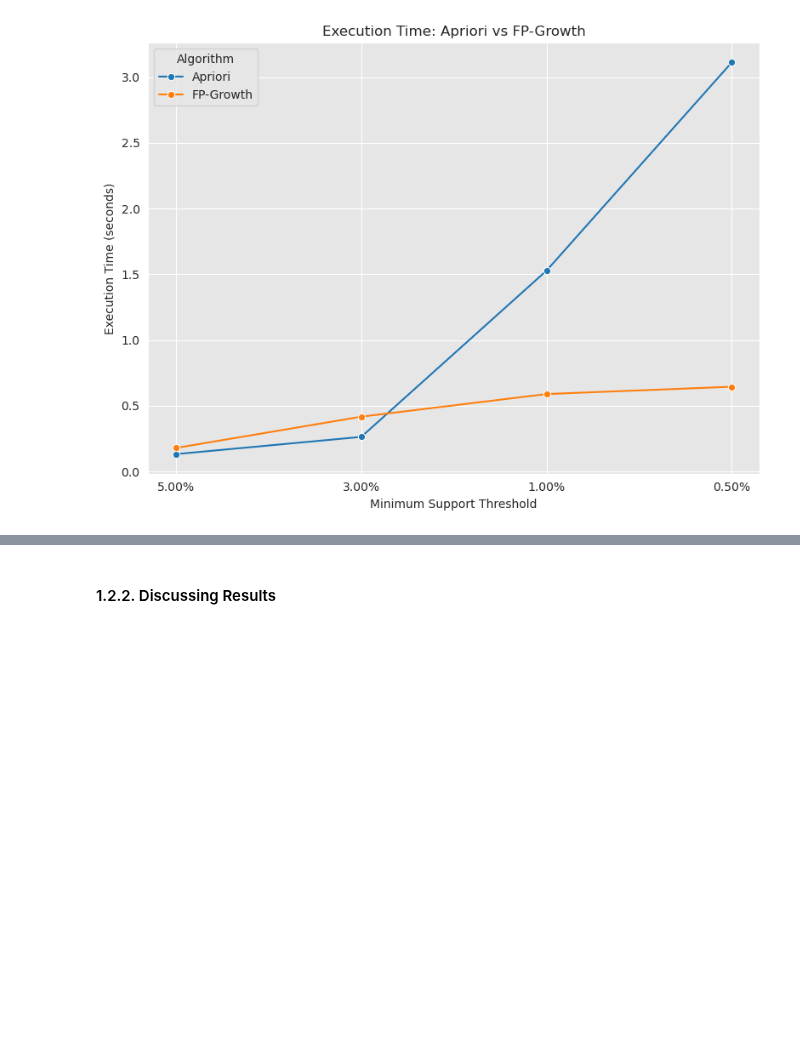
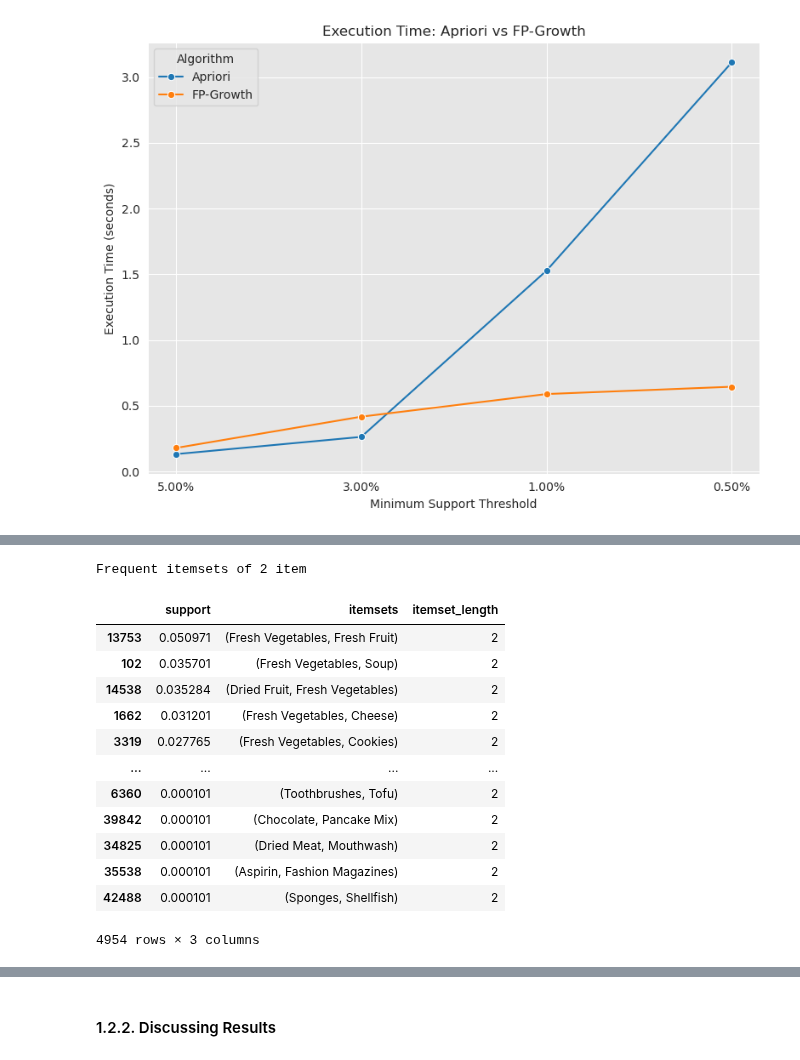
Before and after one commit to ijustsnapped/DataMine_PI, a Jupyter notebook: PD_202425_Project1/PD_202425_Project.ipynb, the cells around one changed output, grey strips where cells are left out. Saved outputs shown, nothing was run; the diff lists cells and outputs as text; code cells hidden in the pictures; blank space fills up the shorter version.

```diff
--- a/PD_202425_Project1/PD_202425_Project.ipynb
+++ b/PD_202425_Project1/PD_202425_Project.ipynb
@@ -493,0 +546,4 @@ frequent_subsets_high[3]
+# %%
+S_min_high = 0.0001
+frequent_subsets_high = compute_frequent_itemset_subsets(binary_foodmart, S_min_high, "fp_growth")
+print("Frequent itemsets can be partioned in",len(frequent_subsets_high), "itemsets of differing lengths.")
@@ -493,0 +570,18 @@ frequent_subsets_high[3]
+# %%
+print("Frequent itemsets of 2 item")
+frequent_subsets_high[2]
+# %% [output]
+Frequent itemsets of 2 item
+|  | support | itemsets | itemset_length |
+| 13753 | 0.050971 | (Fresh Vegetables, Fresh Fruit) | 2 |
+| 102 | 0.035701 | (Fresh Vegetables, Soup) | 2 |
+| 14538 | 0.035284 | (Dried Fruit, Fresh Vegetables) | 2 |
+| 1662 | 0.031201 | (Fresh Vegetables, Cheese) | 2 |
+| 3319 | 0.027765 | (Fresh Vegetables, Cookies) | 2 |
+| ... | ... | ... | ... |
+| 6360 | 0.000101 | (Toothbrushes, Tofu) | 2 |
+| 39842 | 0.000101 | (Chocolate, Pancake Mix) | 2 |
+| 34825 | 0.000101 | (Dried Meat, Mouthwash) | 2 |
+| 35538 | 0.000101 | (Aspirin, Fashion Magazines) | 2 |
+| 42488 | 0.000101 | (Sponges, Shellfish) | 2 |
+4954 rows × 3 columns
```
Also changed, not shown: parts of 20 cells of this notebook.
